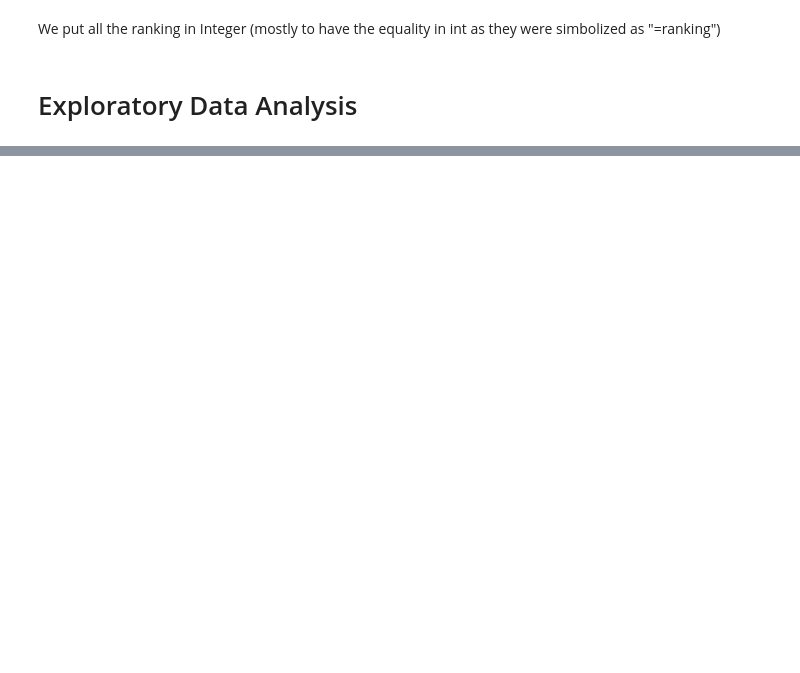
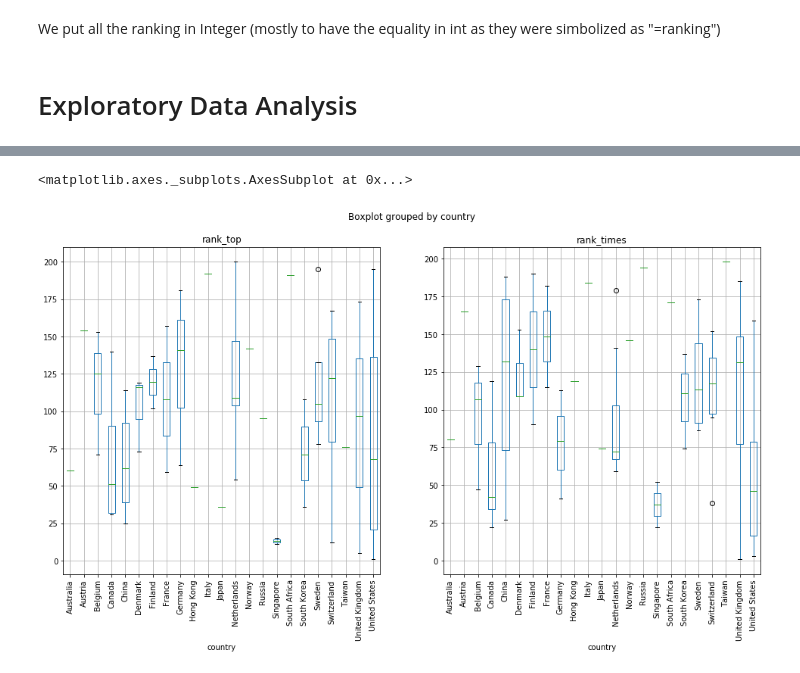
Before and after one commit to maxpr/ADA, a Jupyter notebook: 02 - Data from the Web/Homework2.ipynb, the cells around one changed output, grey strips where cells are left out. Cells and saved outputs as stored; diff of their text form; code cells hidden in the pictures; blank space fills up the shorter version.

```diff
--- a/02 - Data from the Web/Homework2.ipynb
+++ b/02 - Data from the Web/Homework2.ipynb
@@ -726,0 +727,13 @@ df.corr()
+# %%
+fig, axes = plt.subplots(nrows=1, ncols=2, figsize= (16,8))
+df.boxplot(column="rank_top",
+                 by= "country",
+                 rot=90,
+                 ax=axes[0])
+df.boxplot(column="rank_times",
+                 by= "country",
+                 rot=90,
+                 ax=axes[1])
+# %% [output]
+<matplotlib.axes._subplots.AxesSubplot at 0x...>
+[figure, added]
```
Also changed, not shown: parts of 11 cells of this notebook.
